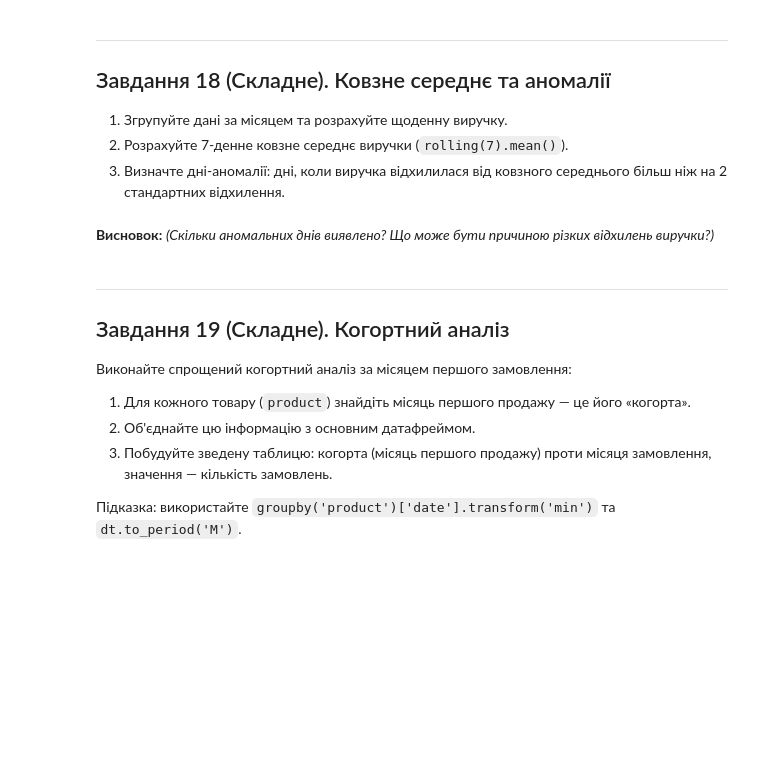
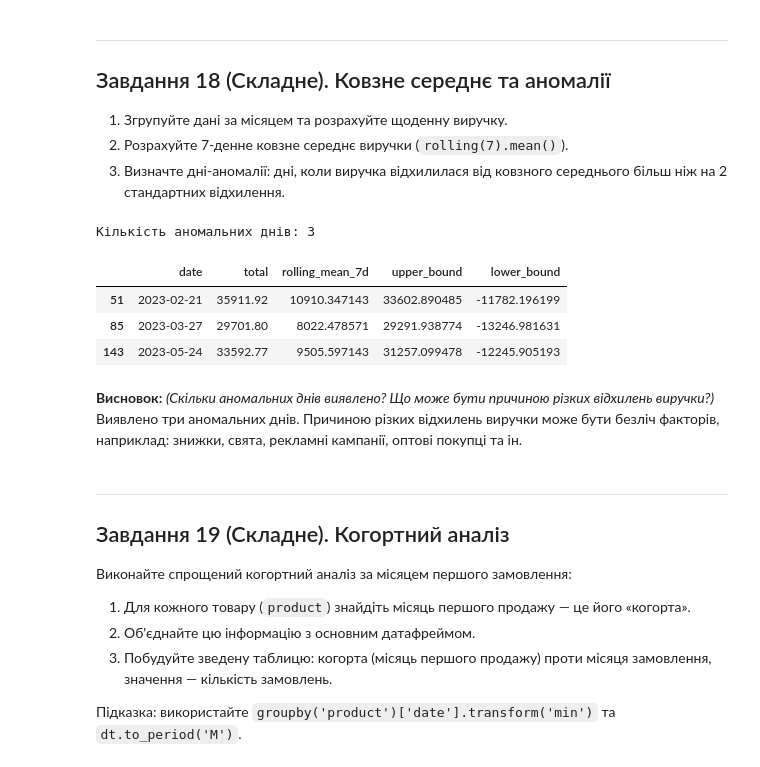
Before and after one commit to Olga-Lyt/DTA-2026, a Jupyter notebook: HW/pandas_tasks_beginners_DTA.ipynb, the cells around one changed output. Cells and saved outputs as stored; diff of their text form; code cells hidden in the pictures; blank space fills up the shorter version.

```diff
--- a/HW/pandas_tasks_beginners_DTA.ipynb
+++ b/HW/pandas_tasks_beginners_DTA.ipynb
@@ -549,5 +749,66 @@ df_discounts = pd.DataFrame({
+# %%
+# Ваш код тут
+daily_revenue = (
+    df_merged
+    .groupby('date')['total']
+    .sum()
+    .reset_index()
+    .sort_values('date')
+)
+
+daily_revenue['month'] = daily_revenue['date'].dt.to_period('M')
+
+daily_revenue['rolling_mean_7d'] = (
+    daily_revenue['total']
+    .rolling(window=7)
+    .mean()
+)
+
+daily_revenue['rolling_std_7d'] = (
+    daily_revenue['total']
+    .rolling(window=7)
+    .std()
+)
+
+daily_revenue['upper_bound'] = (
+    daily_revenue['rolling_mean_7d']
+    + 2 * daily_revenue['rolling_std_7d']
+)
+
+daily_revenue['lower_bound'] = (
+    daily_revenue['rolling_mean_7d']
+    - 2 * daily_revenue['rolling_std_7d']
+)
+
+daily_revenue['is_anomaly'] = (
+    (daily_revenue['total'] > daily_revenue['upper_bound']) |
+    (daily_revenue['total'] < daily_revenue['lower_bound'])
+)
+
+anomalies = daily_revenue[daily_revenue['is_anomaly']]
+
+print(f"Кількість аномальних днів: {len(anomalies)}")
+
+display(
+    anomalies[
+        [
+            'date',
+            'total',
+            'rolling_mean_7d',
+            'upper_bound',
+            'lower_bound'
+        ]
+    ]
+)
+# %% [output]
+Кількість аномальних днів: 3
+|  | date | total | rolling_mean_7d | upper_bound | lower_bound |
+| 51 | 2023-02-21 | 35911.92 | 10910.347143 | 33602.890485 | -11782.196199 |
+| 85 | 2023-03-27 | 29701.80 | 8022.478571 | 29291.938774 | -13246.981631 |
+| 143 | 2023-05-24 | 33592.77 | 9505.597143 | 31257.099478 | -12245.905193 |
 # %% [markdown]
 **Висновок:** *(Скільки аномальних днів виявлено? Що може бути причиною різких відхилень виручки?)*
+Виявлено три аномальних днів. Причиною різких відхилень виручки може бути безліч факторів, наприклад: знижки, свята, рекламні кампанії, оптові покупці та ін.
 # %% [markdown]
 ---
 ## Завдання 19 (Складне). Когортний аналіз
```
Also changed, not shown: parts of 16 cells of this notebook.
